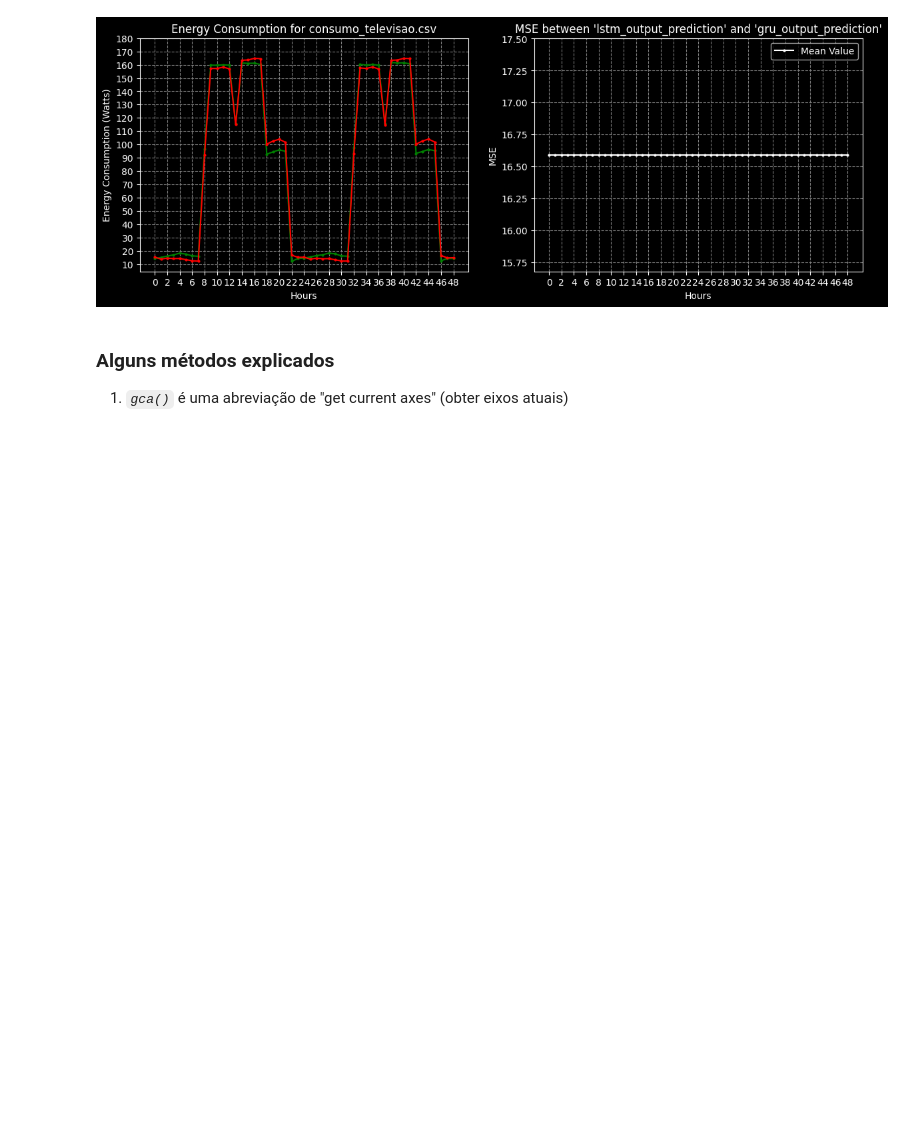
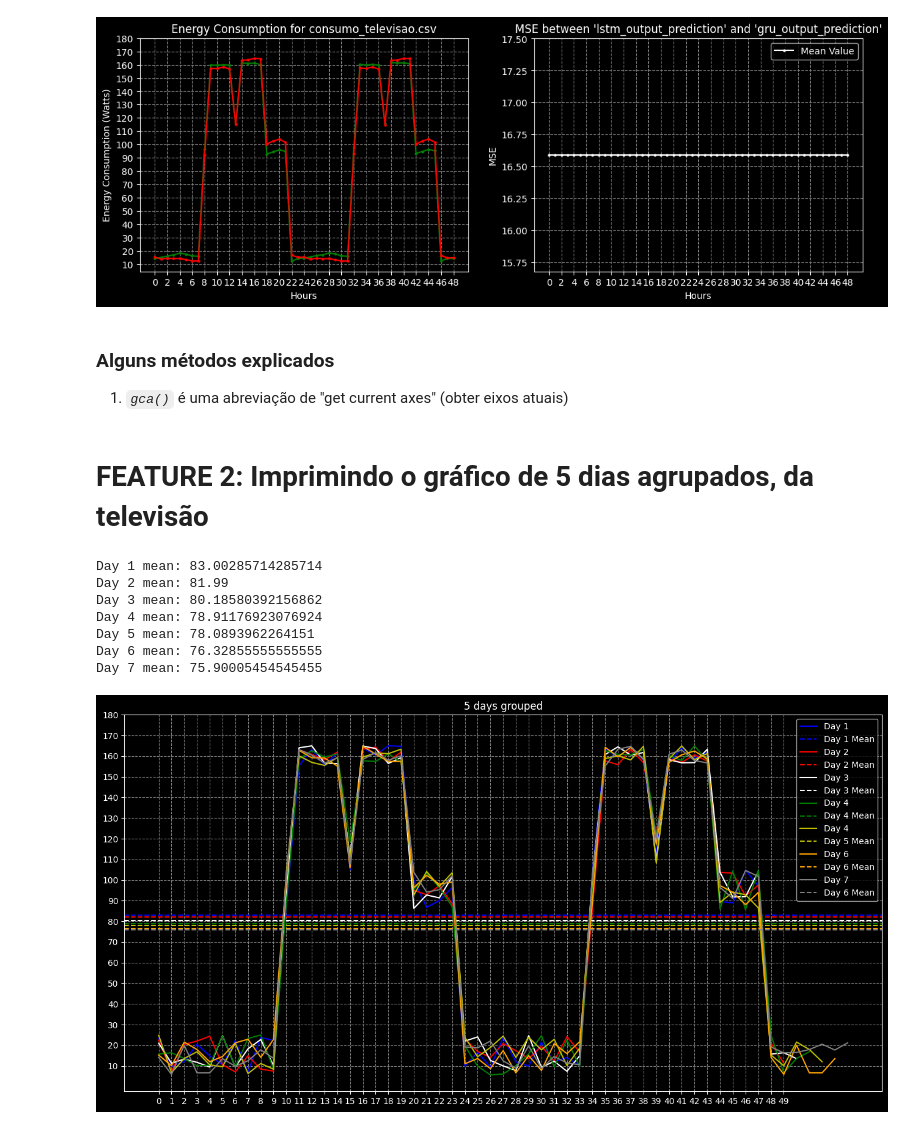
Before and after one commit to PedroLuisDionisioFraga/Power-consumption-prediction-using-LSTM-and-GRU-networks-in-PyTorch, a Jupyter notebook: exploring_trained_models_better.ipynb, the cells around one changed output. Cells and saved outputs as stored; diff of their text form; code cells hidden in the pictures; blank space fills up the shorter version.

Commit message:
:bulb: O gráfico agora imprime a média correspondente do dia

```diff
--- a/exploring_trained_models_better.ipynb
+++ b/exploring_trained_models_better.ipynb
@@ -613,3 +613,80 @@ plt.show()
 # %% [markdown]
 ### Alguns métodos explicados
 1) *`gca()`* é uma abreviação de "get current axes" (obter eixos atuais)
+# %% [markdown]
+# FEATURE 2: Imprimindo o gráfico de 5 dias agrupados, da televisão
+# %%
+# Definindo a quantidade de horas a serem exibidas
+rangeAbscissaAxis = 49
+# Consumo real
+# Dimensões do gráfico
+plt.figure(figsize=(16, 8))
+
+# Imprimindo o gráfico
+# Day 1
+actual_range = targets[1][0:rangeAbscissaAxis]
+plt.plot(actual_range, color="b", label="Day 1")
+day_mean = np.mean(actual_range)
+print(f"Day 1 mean: {day_mean}")
+plt.axhline(day_mean, color="b", linestyle='dashed', label=f"Day 1 Mean")
+
+# Day 2
+actual_range = targets[1][rangeAbscissaAxis * 1 - 1: rangeAbscissaAxis * 2]
+plt.plot(actual_range, color="r", label="Day 2")
+day_mean = np.mean(actual_range)
+print(f"Day 2 mean: {day_mean}")
+plt.axhline(day_mean, color="r", linestyle='dashed', label=f"Day 2 Mean")
+
+# Day 3
+actual_range = targets[1][rangeAbscissaAxis * 2 - 2: rangeAbscissaAxis * 3]
+plt.plot(actual_range, color="w", label="Day 3")
+day_mean = np.mean(actual_range)
+print(f"Day 3 mean: {day_mean}")
+plt.axhline(day_mean, color="w", linestyle='dashed', label=f"Day 3 Mean")
+
+# Day 4
+actual_range = targets[1][rangeAbscissaAxis * 3 - 3: rangeAbscissaAxis * 4]
+plt.plot(actual_range, color="g", label="Day 4")
+day_mean = np.mean(actual_range)
+print(f"Day 4 mean: {day_mean}")
+plt.axhline(day_mean, color="g", linestyle='dashed', label=f"Day 4 Mean")
+
+# Day 5
+actual_range = targets[1][rangeAbscissaAxis * 4 - 4: rangeAbscissaAxis * 5]
+plt.plot(actual_range, color="y", label="Day 4")
+day_mean = np.mean(actual_range)
+print(f"Day 5 mean: {day_mean}")
+plt.axhline(day_mean, color="y", linestyle='dashed', label=f"Day 5 Mean")
+
+# Day 6
+actual_range = targets[1][rangeAbscissaAxis * 5 - 5: rangeAbscissaAxis * 6]
+plt.plot(actual_range, color="orange", label="Day 6")
+day_mean = np.mean(actual_range)
+print(f"Day 6 mean: {day_mean}")
+plt.axhline(day_mean, color="orange", linestyle='dashed', label=f"Day 6 Mean")
+
+# Day 7
+actual_range = targets[1][rangeAbscissaAxis * 6 - 6: rangeAbscissaAxis * 7]
+plt.plot(actual_range, color="gray", label="Day 7")
+day_mean = np.mean(actual_range)
+print(f"Day 7 mean: {day_mean}")
+plt.axhline(day_mean, color="gray", linestyle='dashed', label=f"Day 6 Mean")
+
+# Dimensões dos eixos
+plt.yticks(np.arange(10, 180 + 1, 10))
+plt.xticks(np.arange(0, rangeAbscissaAxis + 1, 1))
+# Layout do gráfico
+plt.title(f"5 days grouped")
+plt.grid(True, color='gray', linestyle='dashed', linewidth=0.8)
+# Legendando e imprimindo o gráfico
+plt.legend()
+plt.show()
+# %% [output]
+Day 1 mean: 83.00285714285714
+Day 2 mean: 81.99
+Day 3 mean: 80.18580392156862
+Day 4 mean: 78.91176923076924
+Day 5 mean: 78.0893962264151
+Day 6 mean: 76.32855555555555
+Day 7 mean: 75.90005454545455
+[figure, added]
```
Also changed, not shown: parts of 3 cells of this notebook.
